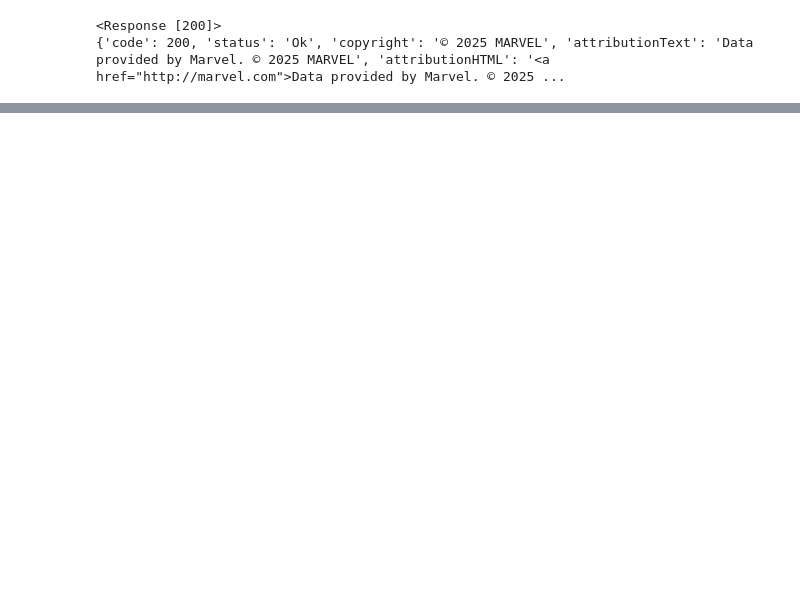
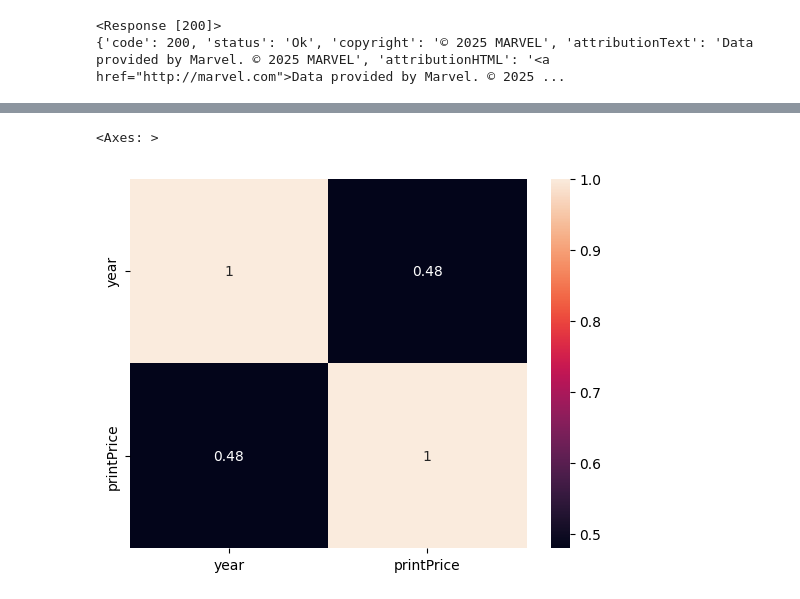
Before and after one commit to Rodrigo-Perico/aleon.ai, a Jupyter notebook: Marvel_aleon_ai.ipynb, the cells around one changed output, grey strips where cells are left out. Drawn from its saved outputs; the diff is of its cells as text; code cells hidden in the pictures; blank space fills up the shorter version.

```diff
--- a/Marvel_aleon_ai.ipynb
+++ b/Marvel_aleon_ai.ipynb
@@ -178 +207,6 @@ df["modified"] = df["modified"].str.split("-").str[:2].str.join("-")
+# %%
+sns.heatmap(df[["year", "printPrice"]].corr(), annot=True)
+# %% [output]
+<Axes: >
+[figure, added]
 # %%
```
Also changed, not shown: parts of 35 cells of this notebook.
